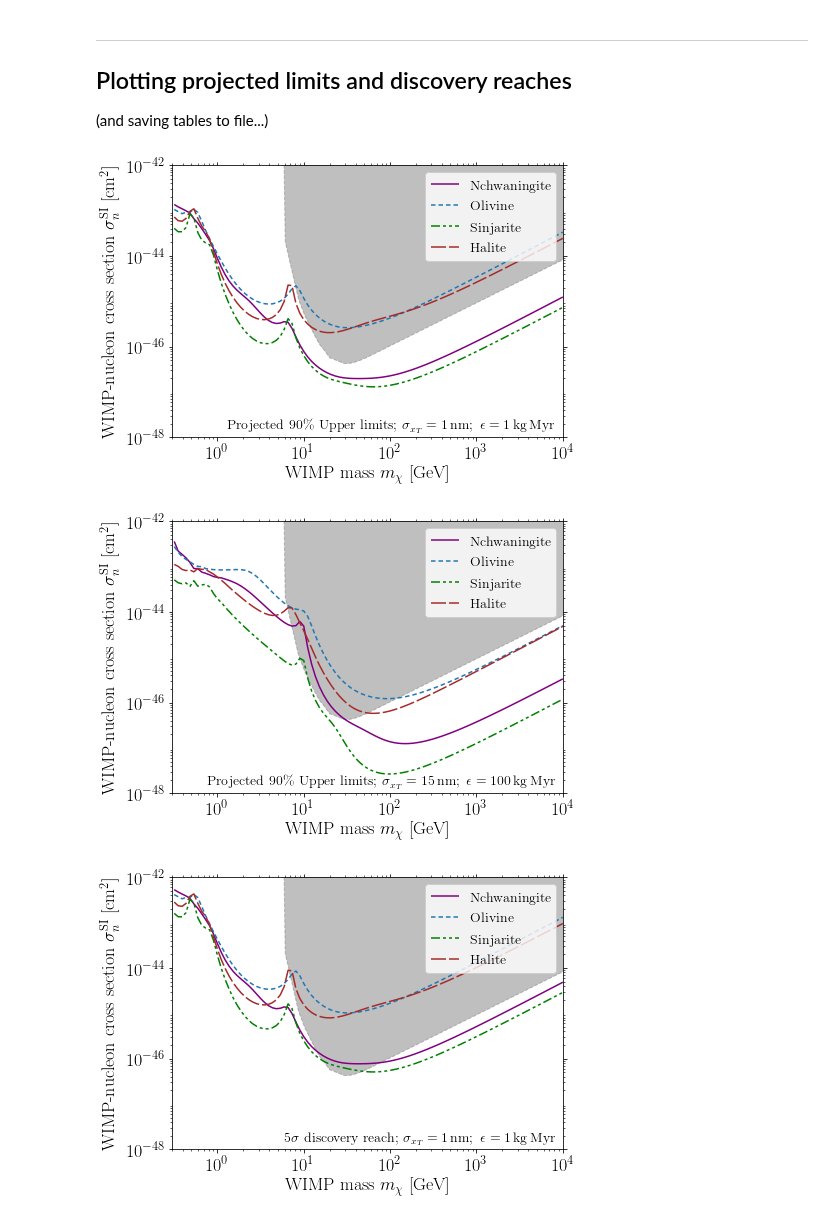
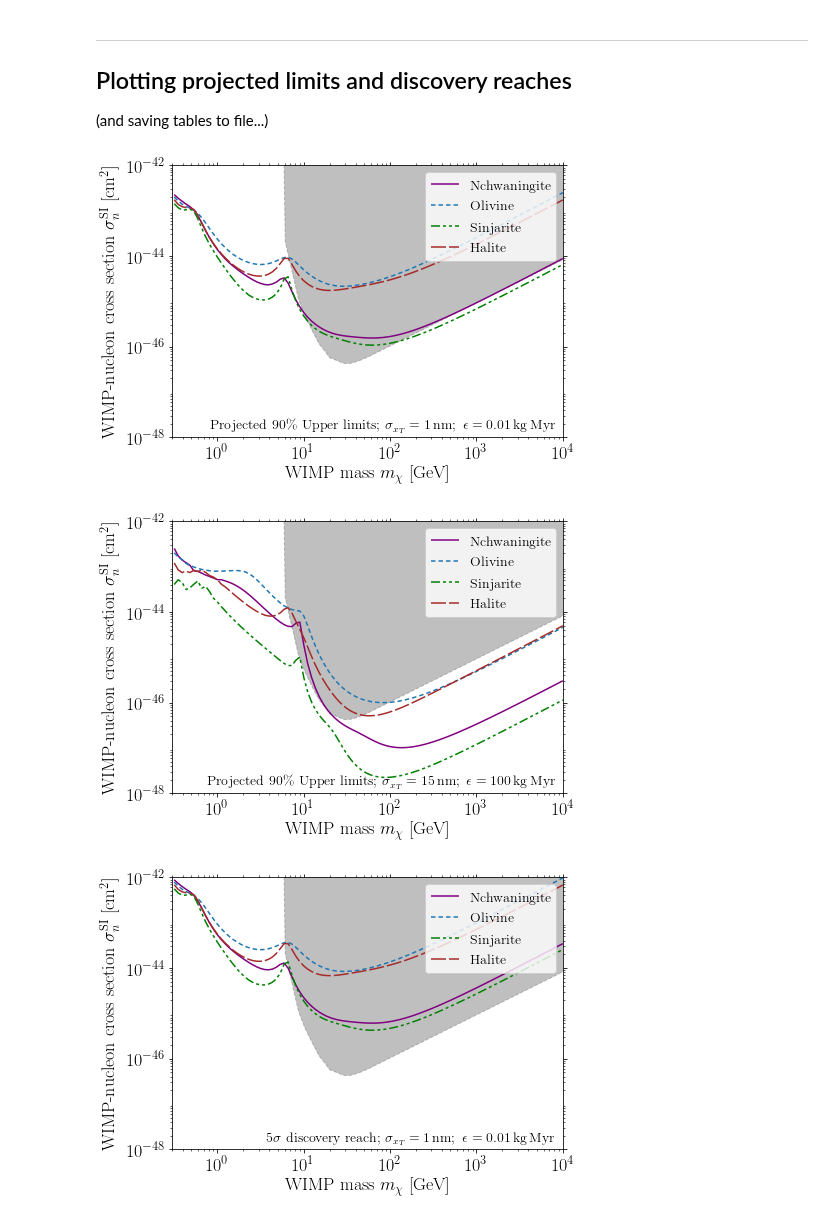
Before and after one commit to tedwards2412/paleo_detectors, a Jupyter notebook: Notebooks/FullAnalysis.ipynb, the cells around one changed output. Drawn from its saved outputs; the diff is of its cells as text; code cells hidden in the pictures.

```diff
--- a/Notebooks/FullAnalysis.ipynb
+++ b/Notebooks/FullAnalysis.ipynb
@@ -73,22 +73,22 @@ This will probably take 4-5 minutes...
 # print("...done.")
 
 print("Catching some SwordFish with Halite...")
-SF_Hal_1nm = MakeSF(Hal, 1.0, 1.0)
+SF_Hal_1nm = MakeSF(Hal, 1.0, 0.01)
 SF_Hal_15nm = MakeSF(Hal, 15.0, 100.0)
 print("...done.")
 
 print("Catching some SwordFish with Nchwaningite...")
-SF_Nch_1nm = MakeSF(Nch, 1.0, 1.0)
+SF_Nch_1nm = MakeSF(Nch, 1.0, 0.01)
 SF_Nch_15nm = MakeSF(Nch, 15.0, 100.0)
 print("...done.")
 
 print("Catching some SwordFish with Sinjarite...")
-SF_Sinj_1nm = MakeSF(Sinj, 1.0, 1.0)
+SF_Sinj_1nm = MakeSF(Sinj, 1.0, 0.01)
 SF_Sinj_15nm = MakeSF(Sinj, 15.0, 100.0)
 print("...done.")
 
 print("Catching some SwordFish with Olivine...")
-SF_Oliv_1nm = MakeSF(Oliv, 1.0, 1.0)
+SF_Oliv_1nm = MakeSF(Oliv, 1.0, 0.01)
 SF_Oliv_15nm = MakeSF(Oliv, 15.0, 100.0)
 print("...done.")
 # %% [output]
@@ -258,4 +227,4 @@ if (recalculate):
     mineral_list = [Nch, Oliv, Sinj, Hal]
     for mineral,SF in zip(mineral_list, SF_list):
         print("Calculating for " + mineral.name + "...")
-        lim, dr = GetLimitandDR(mineral, sigma=1.0, exposure=1.0, SF=SF, mlist=mlist)
+        lim, dr = GetLimitandDR(mineral, sigma=1.0, exposure=0.01, SF=SF, mlist=mlist)
@@ -307,36 +252,36 @@ rc('font', size=18)
 plt.figure(figsize=(7,5))
 
 colors = ['Purple','C0', 'g', 'Brown']
 
 dashes=[[3, 0],
         [3, 2],
         [6, 2, 2, 2,2,2],
         [10,2]]
 
 m_curr, sig_curr = np.loadtxt("../Data/CurrentLimits.txt", unpack=True)
 plt.fill_between(m_curr, sig_curr, 1e-35, linestyle='--', color='grey', alpha=0.5)
 
 for mineral,col,dash in zip([Nch, Oliv, Sinj, Hal],colors,dashes):
-    mlist, lim, dr = np.loadtxt('../ES/limits/lims_' + mineral.shortname + '_exp1.0_res1.0.txt', unpack=True)
+    mlist, lim, dr = np.loadtxt('../ES/limits/lims_' + mineral.shortname + '_exp0.01_res1.0.txt', unpack=True)
     plt.loglog(mlist, lim, label=mineral.name,color=col, dashes=dash)
 
 plt.ylim(1e-48, 1e-42)
 plt.xlim(0.3, 1e4)
 plt.yticks([1e-48, 1e-46, 1e-44, 1e-42])
 
 
 plt.legend(fontsize=14,loc='upper right')
 
 plt.xlabel(r'WIMP mass $m_\chi$ [GeV]')
 plt.ylabel(r'WIMP-nucleon cross section $\sigma_n^{\mathrm{SI}}$ [cm$^2$]')
 
-plt.text(8e3, 1.3e-48, r'Projected $90\%$ Upper limits; $\sigma_{x_T} = 1\,\mathrm{nm}; \,\,\epsilon = 1 \,\mathrm{kg}\,\mathrm{Myr}$', fontsize=14, ha='right')
+plt.text(8e3, 1.3e-48, r'Projected $90\%$ Upper limits; $\sigma_{x_T} = 1\,\mathrm{nm}; \,\,\epsilon = 0.01 \,\mathrm{kg}\,\mathrm{Myr}$', fontsize=14, ha='right')
 
 plt.savefig('../plots/limits90_exp1.0_sig1.0.pdf', bbox_inches="tight")
 
 plt.show()
 # %% [output]
-[figure, old version]
+[figure, new version]
 # %%
 rc('text', usetex=True)
 rc('font',**{'family':'sans-serif','sans-serif':['cmr']})
@@ -374,7 +319,7 @@ plt.savefig('../plots/limits90_exp100.0_sig15.0.pdf', bbox_inches="tight")
 
 plt.show()
 # %% [output]
-[figure, old version]
+[figure, new version]
 # %%
 rc('text', usetex=True)
 rc('font',**{'family':'sans-serif','sans-serif':['cmr']})
@@ -393,7 +338,7 @@ m_curr, sig_curr = np.loadtxt("../Data/CurrentLimits.txt", unpack=True)
 plt.fill_between(m_curr, sig_curr, 1e-35, linestyle='--', color='grey', alpha=0.5)
 
 for mineral,col,dash in zip([Nch, Oliv, Sinj, Hal],colors,dashes):
-    mlist, lim, dr = np.loadtxt('../ES/limits/lims_' + mineral.shortname + '_exp1.0_res1.0.txt', unpack=True)
+    mlist, lim, dr = np.loadtxt('../ES/limits/lims_' + mineral.shortname + '_exp0.01_res1.0.txt', unpack=True)
     plt.loglog(mlist, dr, label=mineral.name,color=col, dashes=dash)
 
 plt.ylim(1e-48, 1e-42)
@@ -406,13 +351,13 @@ plt.legend(fontsize=14,loc='upper right')
 plt.xlabel(r'WIMP mass $m_\chi$ [GeV]')
 plt.ylabel(r'WIMP-nucleon cross section $\sigma_n^{\mathrm{SI}}$ [cm$^2$]')
 
-plt.text(8e3, 1.3e-48, r'$5\sigma$ discovery reach; $\sigma_{x_T} = 1\,\mathrm{nm}; \,\,\epsilon = 1 \,\mathrm{kg}\,\mathrm{Myr}$', fontsize=14, ha='right')
+plt.text(8e3, 1.3e-48, r'$5\sigma$ discovery reach; $\sigma_{x_T} = 1\,\mathrm{nm}; \,\,\epsilon = 0.01 \,\mathrm{kg}\,\mathrm{Myr}$', fontsize=14, ha='right')
 
 plt.savefig('../plots/discovery_exp1.0_sig1.0.pdf', bbox_inches="tight")
 
 plt.show()
 # %% [output]
-[figure, old version]
+[figure, new version]
 # %%
 rc('text', usetex=True)
 rc('font',**{'family':'sans-serif','sans-serif':['cmr']})
```
Also changed, not shown: parts of 5 cells of this notebook, 18 other files.
